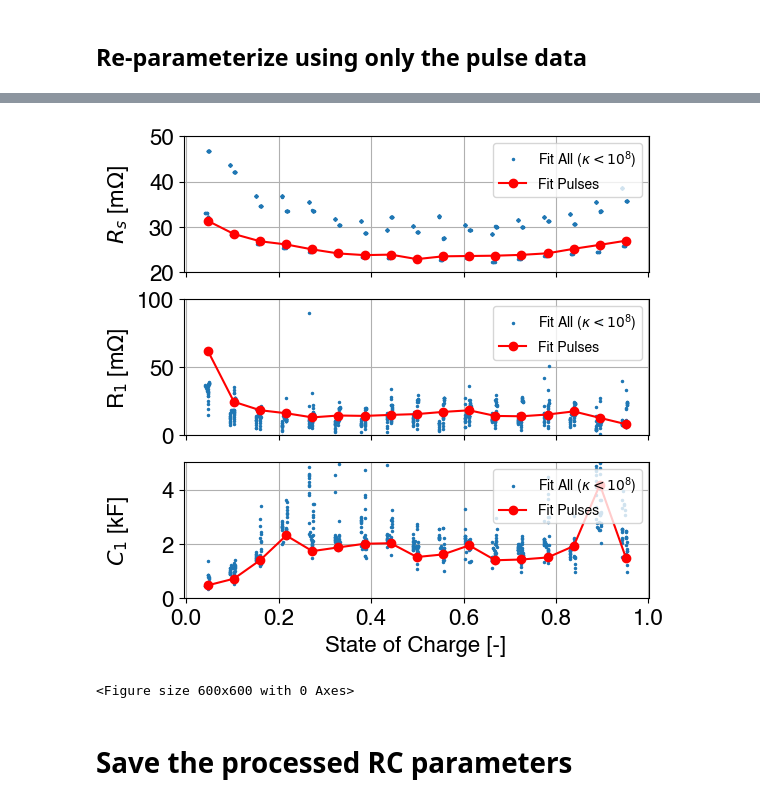
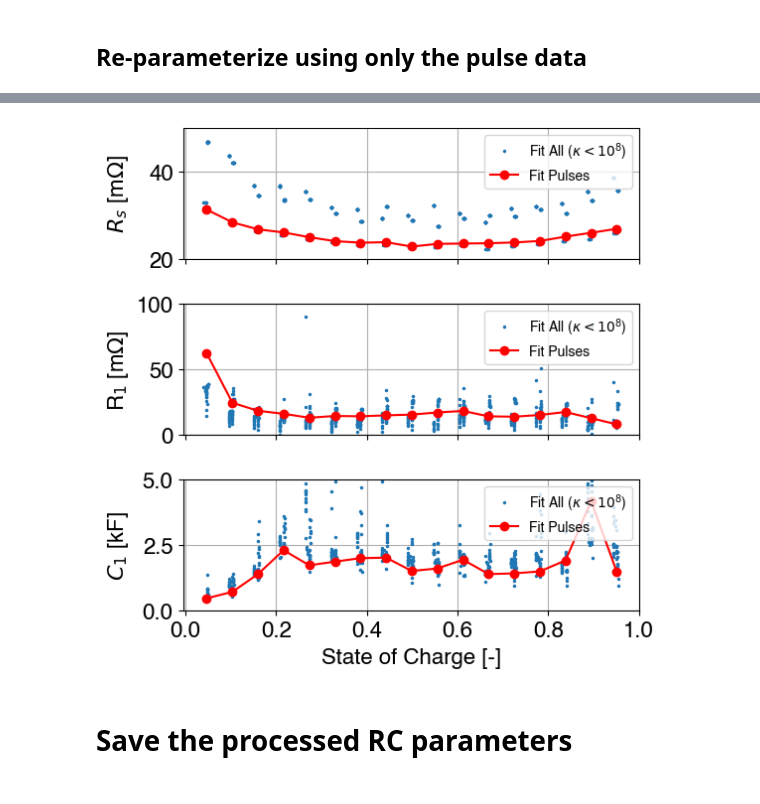
Before and after one commit to wengandrew/battery-digital-twin-from-scratch, a Jupyter notebook: notebooks/extract_parameters.ipynb, the cells around one changed output, grey strips where cells are left out. Cells and saved outputs as stored; diff of their text form; code cells hidden in the pictures.

```diff
--- a/notebooks/extract_parameters.ipynb
+++ b/notebooks/extract_parameters.ipynb
@@ -362,36 +360,35 @@ msz = 1.5
 
 # Plot filtered Rs
 ax1.plot(filtered_soc, filtered_params[:, 0]*1e3, 'o',
          markersize=msz, label=r'Fit All ($\kappa < 10^8$)')
 ax1.plot(soc_vals, rs_vals*1e3, 'o-', c='r', label='Fit Pulses')
 ax1.set_ylabel(r'$R_s$ [m$\Omega$]')
 ax1.set_ylim((20, 50))
 ax1.legend(loc='upper right', fontsize=10)
 
 # Plot filtered R1
 ax2.plot(filtered_soc, filtered_params[:, 1]*1e3, 'o',
          markersize=msz, label=r'Fit All ($\kappa < 10^8$)')
 ax2.plot(soc_vals, r1_vals*1e3, 'o-', c='r', label='Fit Pulses')
 ax2.set_ylabel(r'R$_1$ [m$\Omega$]')
 ax2.set_ylim((0,100))
 ax2.legend(loc='upper right', fontsize=10)
 
 # Plot filtered C1
 ax3.plot(filtered_soc, filtered_params[:, 2]/1e3, 'o',
          markersize=msz, label=r'Fit All ($\kappa < 10^8$)')
 ax3.plot(soc_vals, c1_vals/1e3, 'o-', c='r', label='Fit Pulses')
 ax3.set_ylabel(r'$C_1$ [kF]')
 ax3.set_ylim((0,5))
 ax3.legend(loc='upper right', fontsize=10)
 
 ax3.set_xlabel('State of Charge [-]')
 fig.align_ylabels()
-plt.show()
 
+fig.tight_layout()
 plt.savefig('../output/figs/hppc_parameter_estimation_2.png', dpi=150)
 # %% [output]
-[figure, old version]
+[figure, new version]
-<Figure size 600x600 with 0 Axes>
 # %% [markdown]
 # Save the processed RC parameters
 # %%
```
Also changed, not shown: parts of 3 cells of this notebook, 5 other files.
